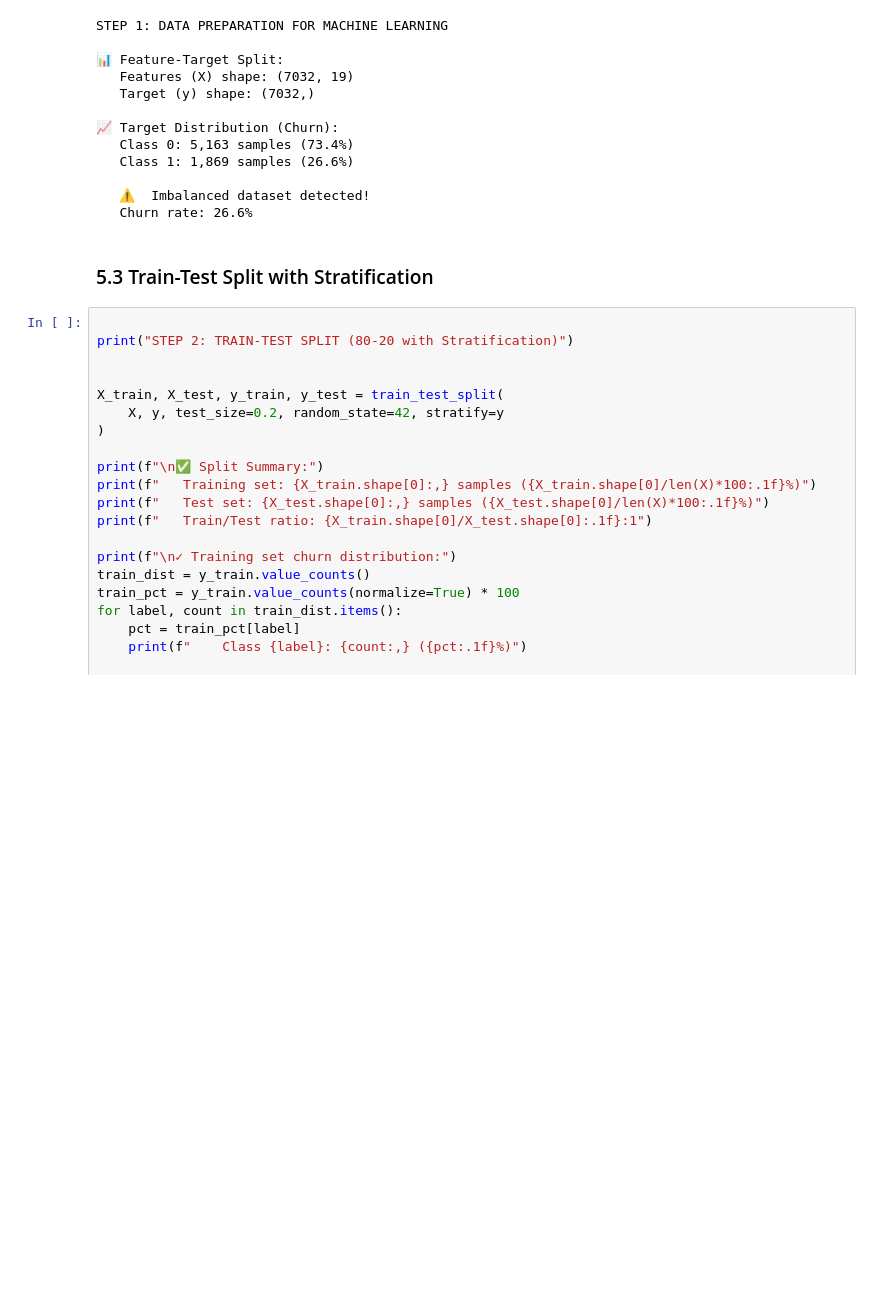
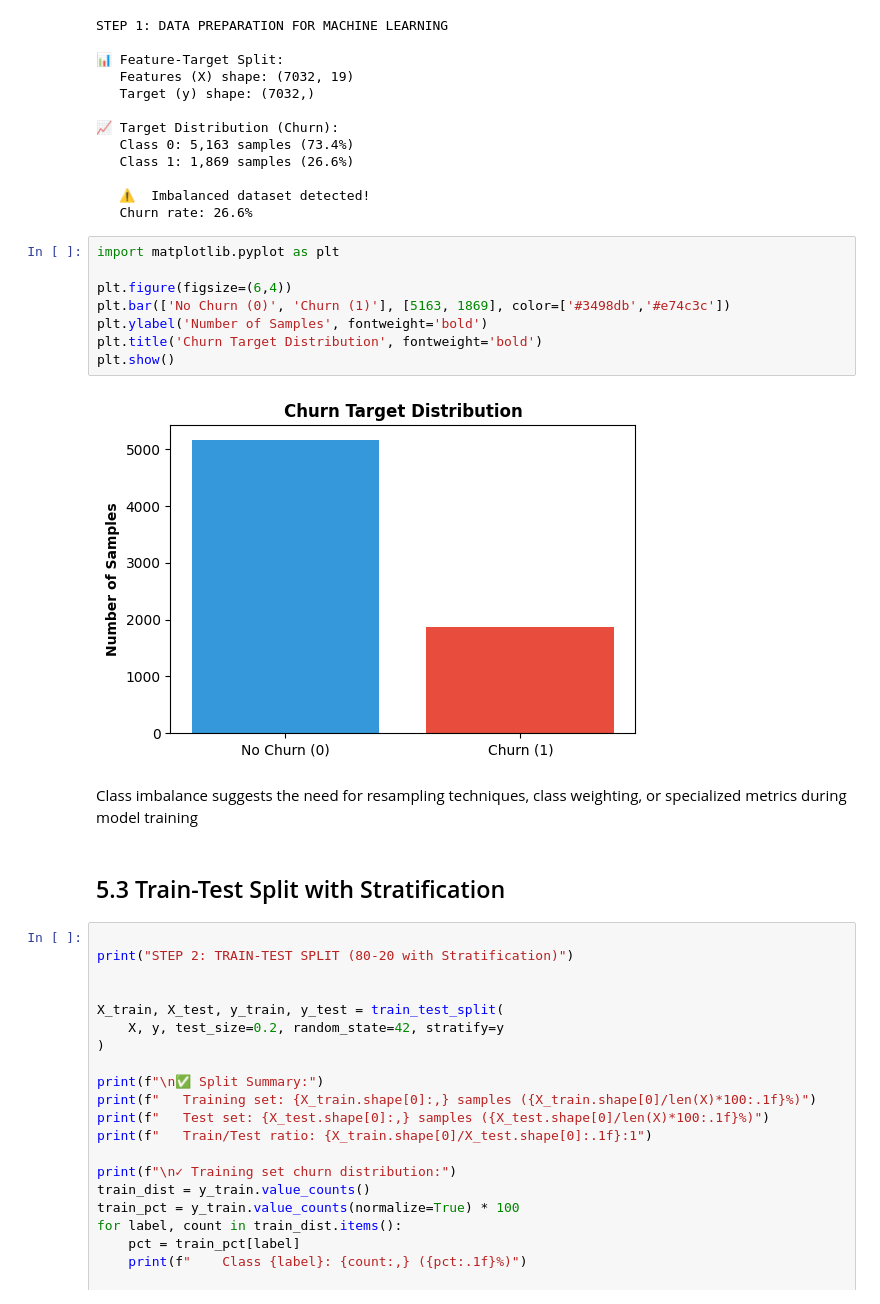
Before and after one commit to swathim251205/telco-churn-analysis-ml, a Jupyter notebook: notebooks/05_ml_pipeline.ipynb, the cells around one changed output. Saved outputs shown, nothing was run; the diff lists cells and outputs as text; blank space fills up the shorter version.

```diff
--- a/notebooks/05_ml_pipeline.ipynb
+++ b/notebooks/05_ml_pipeline.ipynb
@@ -70,8 +70,20 @@ STEP 1: DATA PREPARATION FOR MACHINE LEARNING
 
    ⚠️  Imbalanced dataset detected!
    Churn rate: 26.6%
+# %%
+import matplotlib.pyplot as plt
+
+plt.figure(figsize=(6,4))
+plt.bar(['No Churn (0)', 'Churn (1)'], [5163, 1869], color=['#3498db','#e74c3c'])
+plt.ylabel('Number of Samples', fontweight='bold')
+plt.title('Churn Target Distribution', fontweight='bold')
+plt.show()
+# %% [output]
+[figure, added]
+# %% [markdown]
+Class imbalance suggests the need for resampling techniques, class weighting, or specialized metrics during model training
 # %% [markdown]
-### 5.3 Train-Test Split with Stratification
+## 5.3 Train-Test Split with Stratification
 # %%
 
 print("STEP 2: TRAIN-TEST SPLIT (80-20 with Stratification)")
```
Also changed, not shown: parts of 29 cells of this notebook.
